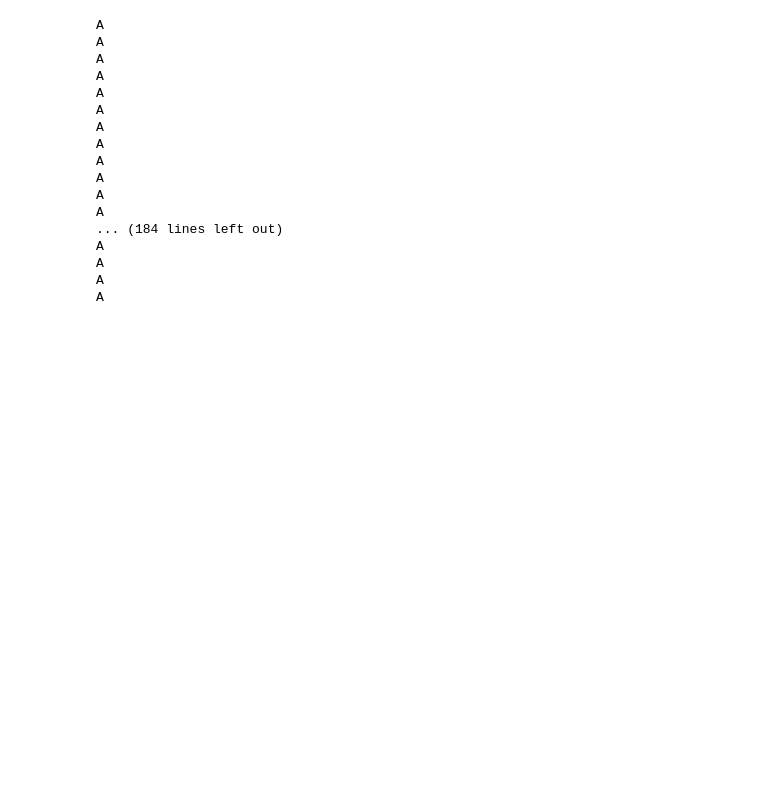
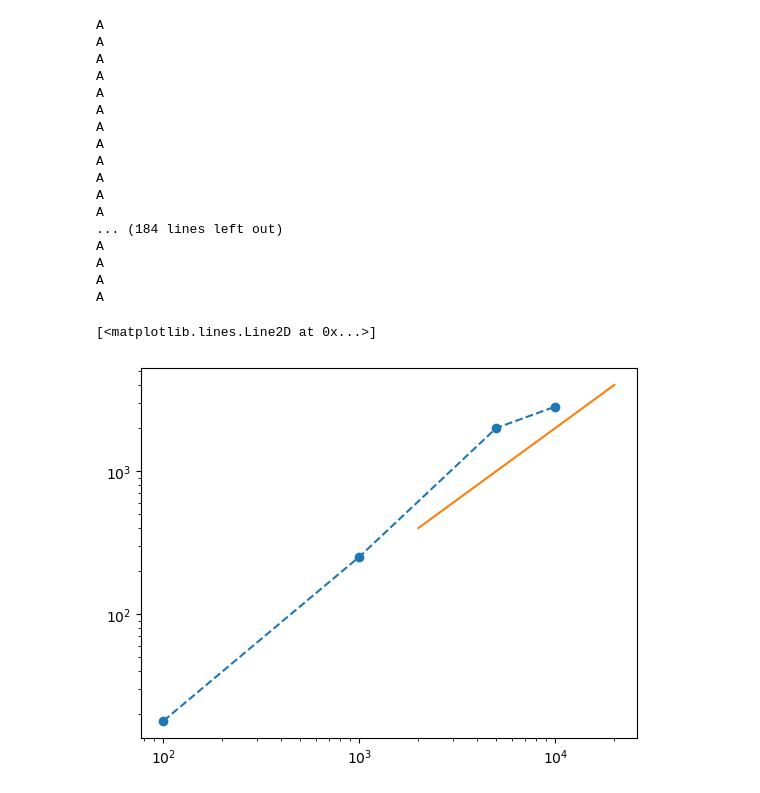
Before and after one commit to s-brahmachari/chromdyn, a Jupyter notebook: test.ipynb, the cells around one changed output. Cells and saved outputs as stored; diff of their text form; code cells hidden in the pictures; blank space fills up the shorter version.

```diff
--- a/test.ipynb
+++ b/test.ipynb
@@ -100,5 +102,45 @@ def get_pos_3Drandom_walk(num_steps, step_size):
     steps = directions * step_size  # Scale to step size
     positions = np.cumsum(steps, axis=0)  # Cumulative sum for path
     return positions  # Shape: (num_steps, 3)
+
+import numpy as np
+
+def self_avoiding_walk_3d(num_steps, step_size, max_retries=1000):
+    """
+    Generate a 3D self-avoiding walk of given step size.
+    Ensures that no two positions are closer than `step_size`.
+    """
+    positions = [np.zeros(3)]  # start at origin
+
+    for step in range(1, num_steps):
+        success = False
+        for _ in range(max_retries):
+            # Propose a random direction
+            direction = np.random.normal(size=3)
+            direction /= np.linalg.norm(direction)
+            candidate = positions[-1] + step_size * direction
+
+            # Check distance to all previous positions
+            dists = np.linalg.norm(np.array(positions) - candidate, axis=1)
+            if np.all(dists >= step_size):
+                positions.append(candidate)
+                success = True
+                break
+
+        if not success:
+            print(f"Step {step}: Stuck after {max_retries} attempts. Ending walk.")
+            break  # Exit early if stuck
+
+    return np.array(positions)
-# %%
-pos = get_pos_3Drandom_walk(1000, 1.0)
+# %%
+Rg=[]
+for N in [100, 1000, 5000, 10000]:
+    pos = self_avoiding_walk_3d(N, 1.0)
+    center=np.mean(pos,axis=0)
+    Rg.append(np.linalg.norm(np.mean((pos-center)**2, axis=0)))
+# %%
+plt.loglog([100, 1000, 5000, 10000], Rg,'o--')
+plt.loglog([2000,20000], 0.2*np.array([2000,20000])**(1))
+# %% [output]
+[<matplotlib.lines.Line2D at 0x...>]
+[figure, added]
```
Also changed, not shown: parts of 8 cells of this notebook, 4 other files.
